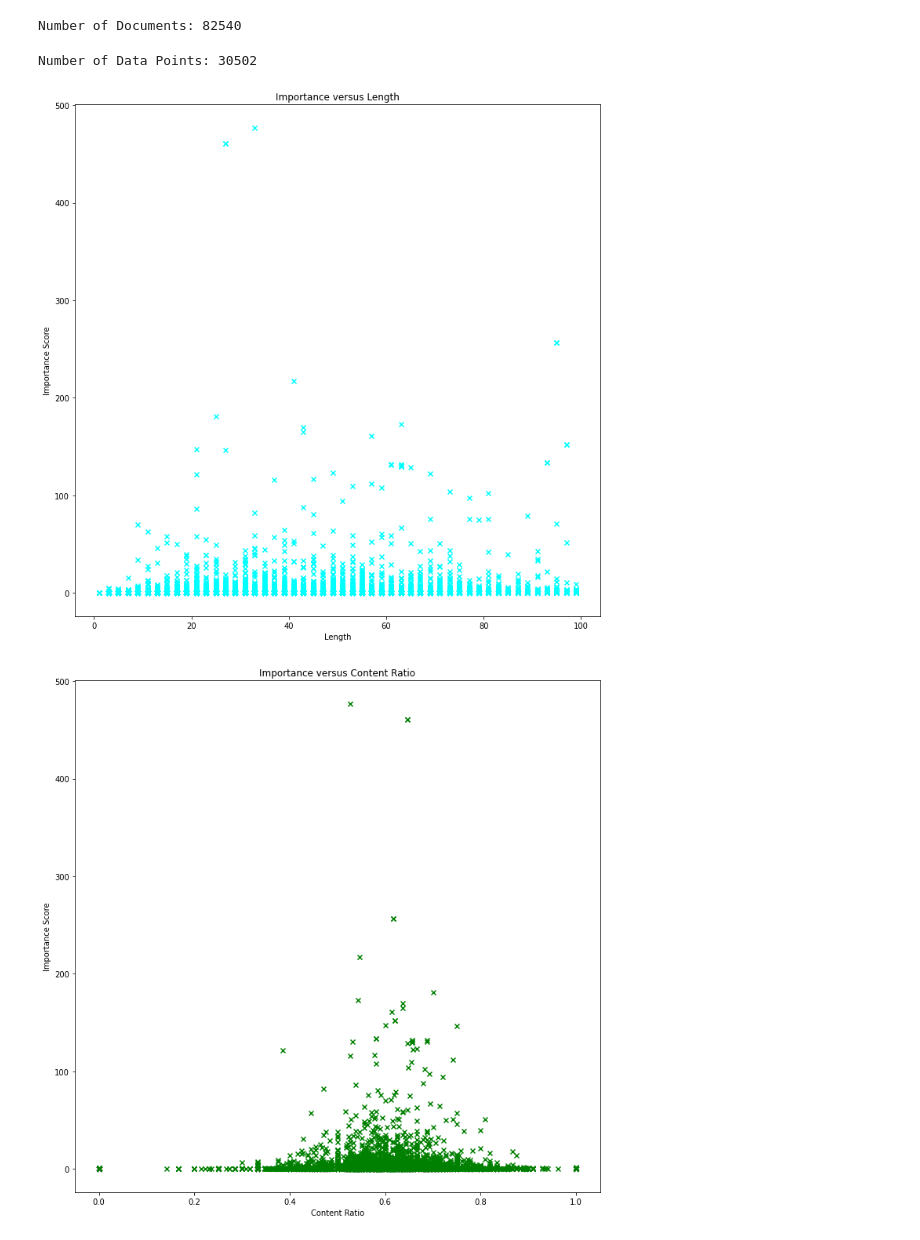
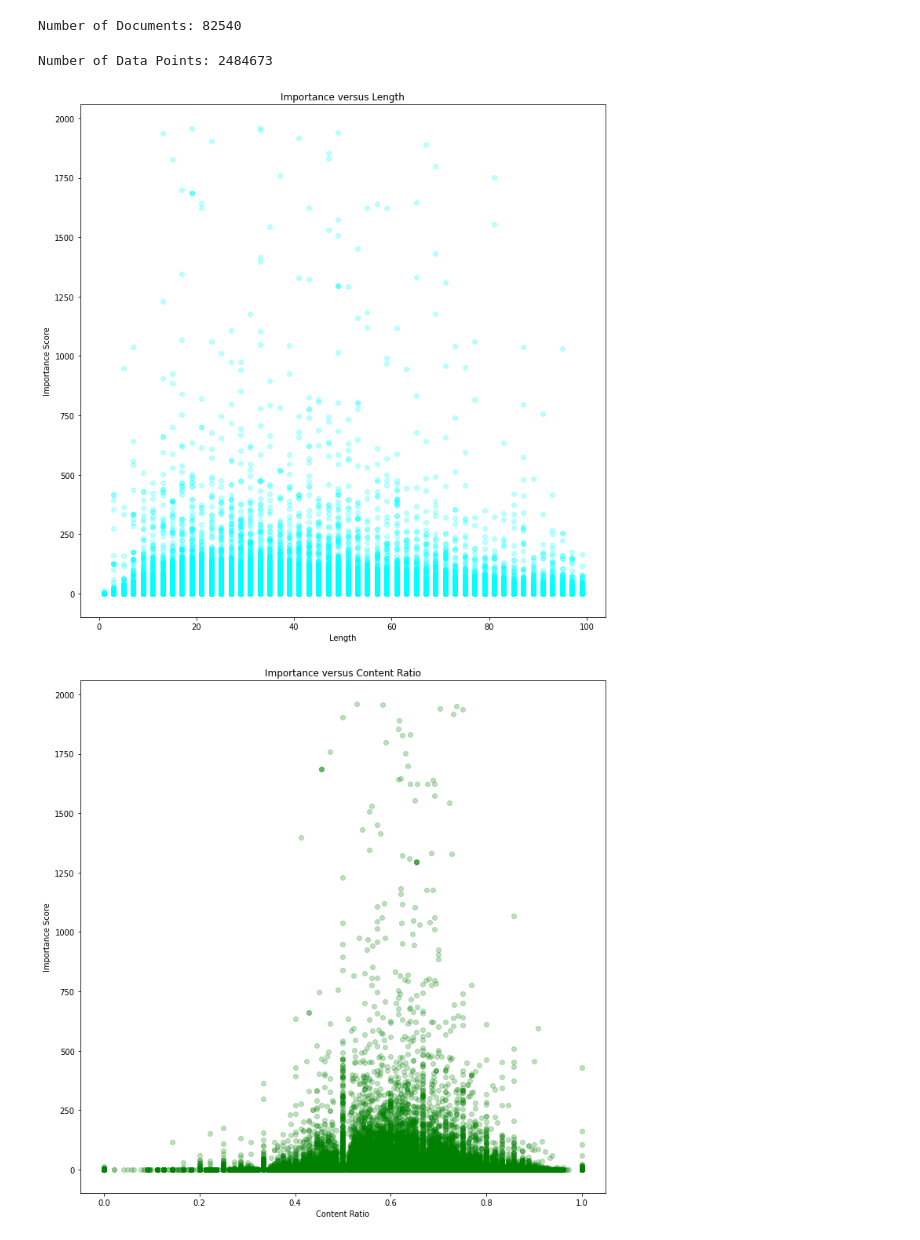
Before and after one commit to sayarghoshroy/relevance-paradox, a Jupyter notebook: experiments.ipynb, the cells around one changed output. Cells and saved outputs as stored; diff of their text form; code cells hidden in the pictures.

Commit message:
Updated Results and Visualization

```diff
--- a/experiments.ipynb
+++ b/experiments.ipynb
@@ -31,7 +31,8 @@ nltk.download('averaged_perceptron_tagger')
 
 tokenizer = nltk.data.load('tokenizers/punkt/english.pickle')
 
-valid_POS = ['CD', 'FW', 'JJ', 'JJR', 'JJS', 'NN', 'NNS', 'NNP', 'NNPS', 'PDT', 'POS', 'PRP', 'PRP$', 'RB', 'RBR', 'RBS', 'VB', 'VBD', 'VBG', 'VBN', 'VBP', 'VBZ', 'UNK']
+valid_POS = ['CD', 'FW', 'JJ', 'JJR', 'JJS', 'NN', 'NNS', 'NNP', 'NNPS', 'PDT', 'POS', 'PRP',
+             'PRP$', 'RB', 'RBR', 'RBS', 'VB', 'VBD', 'VBG', 'VBN', 'VBP', 'VBZ', 'UNK']
 be_verbs = ['be', 'is', 'was', 'were']
 
 def get_content_ratio(sentence):
@@ -130,18 +131,19 @@ assert len(content_ratios) == len(scores)
 # assert len(lengths) == len(similarity_scores)
 print("Number of Data Points: " + str(len(lengths)))
 # %% [output]
-Number of Data Points: 30502
+Number of Data Points: 2484673
 # %%
 # Study: Importance versus Length
 fig = plt.figure(figsize = (12, 12))
 p = fig.add_subplot('111')
 p.set_title('Importance versus Length')
 p.set_xlabel('Length')
 p.set_ylabel('Importance Score')
-p.scatter(lengths, scores, color = 'cyan', marker = 'x')
+p.scatter(lengths, scores, color = 'cyan', marker = 'o', alpha = 0.25)
+plt.savefig('importance_vs_length.png')
 plt.show()
 # %% [output]
-[figure, old version]
+[figure, new version]
 # %%
 # Study: Importance versus Content Ratios
 fig = plt.figure(figsize = (12, 12))
@@ -149,7 +151,8 @@ p = fig.add_subplot('111')
 p.set_title('Importance versus Content Ratio')
 p.set_xlabel('Content Ratio')
 p.set_ylabel('Importance Score')
-p.scatter(content_ratios, scores, color = 'green', marker = 'x')
+p.scatter(content_ratios, scores, color = 'green', marker = 'o', alpha = 0.25)
+plt.savefig('importance_vs_content.png')
 plt.show()
 # %% [output]
-[figure, old version]
+[figure, new version]
```
Also changed, not shown: parts of 2 cells of this notebook.
